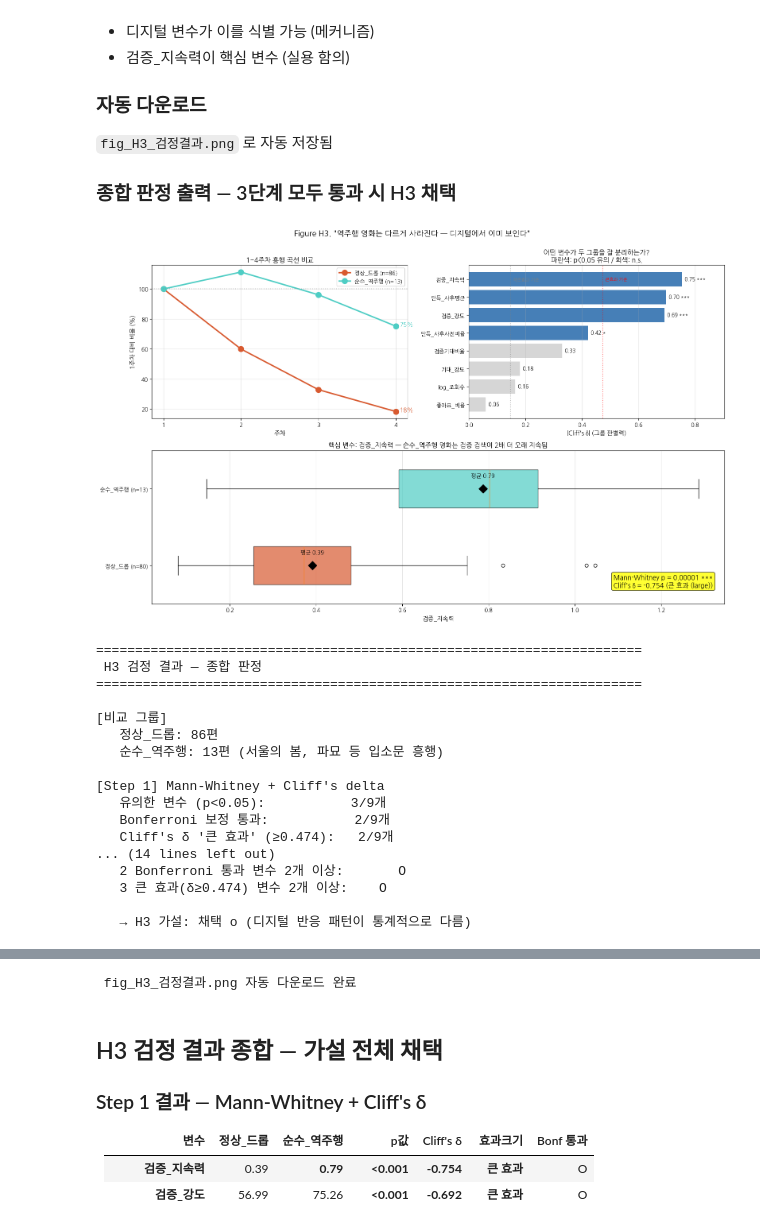
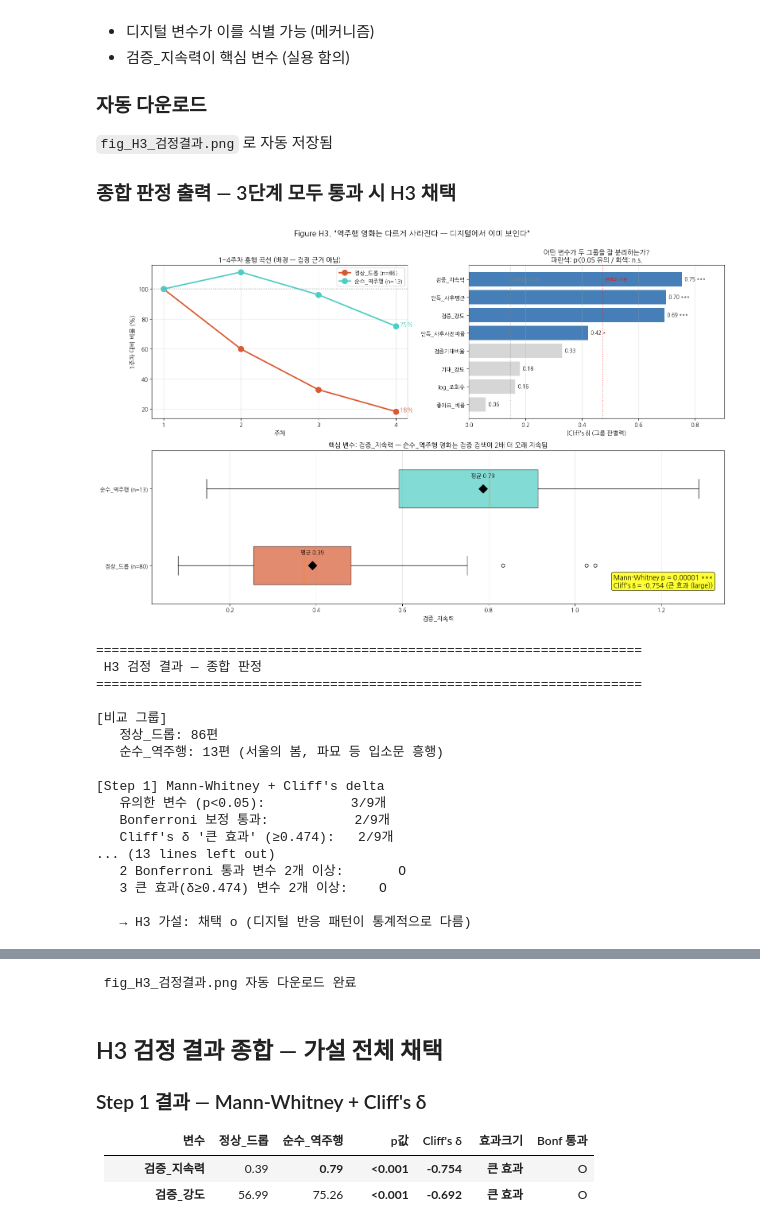
Before and after one commit to minkyu156123-crypto/bigdata-project, a Jupyter notebook: 09_가설검정_H3.ipynb, the cells around one changed output, grey strips where cells are left out. Cells and saved outputs as stored; diff of their text form; code cells hidden in the pictures.

```diff
--- a/09_가설검정_H3.ipynb
+++ b/09_가설검정_H3.ipynb
@@ -544,7 +544,7 @@ ax1.text(4.05, reverse_ratios[3], f'{reverse_ratios[3]:.0f}%',
 ax1.axhline(y=100, color='gray', linestyle=':', alpha=0.5)
 ax1.set_xlabel('주차', fontsize=11)
 ax1.set_ylabel('1주차 대비 비율 (%)', fontsize=11)
-ax1.set_title('1~4주차 흥행 곡선 비교', fontsize=12, fontweight='bold')
+ax1.set_title('1~4주차 흥행 곡선 (배경 — 검정 근거 아님)', fontsize=12, fontweight='bold')
 ax1.set_xticks(weeks)
 ax1.legend(fontsize=10)
 ax1.grid(True, alpha=0.3)
@@ -642,37 +642,36 @@ print(f"   유의한 변수 (p<0.05):           {n_sig}/{len(result_df)}개")
 print(f"   Bonferroni 보정 통과:           {n_bonf}/{len(result_df)}개")
 print(f"   Cliff's δ '큰 효과' (≥0.474):   {n_large}/{len(result_df)}개")
 print(f"   Cliff's δ '중간 효과' 이상:      {n_medium_plus}/{len(result_df)}개")
 
-print(f"\n[Step 2] 흥행 곡선 차이 (정량적)")
-print(f"   1주차 잔존비율 — 정상: {normal_ratios[0]:.0f}% vs 순수역주행: {reverse_ratios[0]:.0f}%")
+print(f"\n[배경] 흥행 곡선  (※ H3 검정 단계 아님 — 그룹 정의상 당연한 차이)")
 print(f"   4주차 잔존비율 — 정상: {normal_ratios[3]:.0f}% vs 순수역주행: {reverse_ratios[3]:.0f}%")
-print(f"   순수_역주행은 4주차에 1주차의 {reverse_ratios[3]:.0f}% 유지 (정상의 {reverse_ratios[3]/normal_ratios[3]:.1f}배)")
+print(f"   ※ 역주행 그룹이 어떤 영화인지 보여주는 배경 통계일 뿐, 검정 근거 아님")
 
 print(f"\n[Step 3] 판별력 Top 3 변수")
 for i, row in discrim_df.head(3).iterrows():
     print(f"   - {row['변수']} (|δ|={row['|Cliff δ|']:.3f}, p={row['p값']:.4f})")
 
 print(f"\n H3 채택 여부 [디지털 반응 변수 기준]:")
 verdicts = [
     n_sig >= 3,                   # 3개 이상 유의한 변수
     n_bonf >= 2,           # 2개 이상 중간 효과 이상
     n_large >= 2,
 ]
 print(f"   1 유의한 변수 3개 이상:             {'O' if verdicts[0] else 'X'}")
 print(f"   2 Bonferroni 통과 변수 2개 이상:       {'O' if verdicts[1] else 'X'}")
 print(f"   3 큰 효과(δ≥0.474) 변수 2개 이상:    {'O' if verdicts[2] else 'X'}")
 
 if all(verdicts):
     print(f"\n   → H3 가설: 채택 o (디지털 반응 패턴이 통계적으로 다름)")
 elif sum(verdicts) >= 2:
     print(f"\n   → H3 가설: 부분 채택")
 else:
     print(f"\n   → H3 가설: 기각")
 
 files.download('fig_H3_검정결과.png')
 print(f"\n fig_H3_검정결과.png 자동 다운로드 완료")
 # %% [output]
-[figure, old version]
+[figure, new version]
 ======================================================================
  H3 검정 결과 — 종합 판정
 ======================================================================
@@ -685,7 +684,7 @@ print(f"\n fig_H3_검정결과.png 자동 다운로드 완료")
    유의한 변수 (p<0.05):           3/9개
    Bonferroni 보정 통과:           2/9개
    Cliff's δ '큰 효과' (≥0.474):   2/9개
-... (14 lines left out)
+... (13 lines left out)
    2 Bonferroni 통과 변수 2개 이상:       O
    3 큰 효과(δ≥0.474) 변수 2개 이상:    O
 
```
